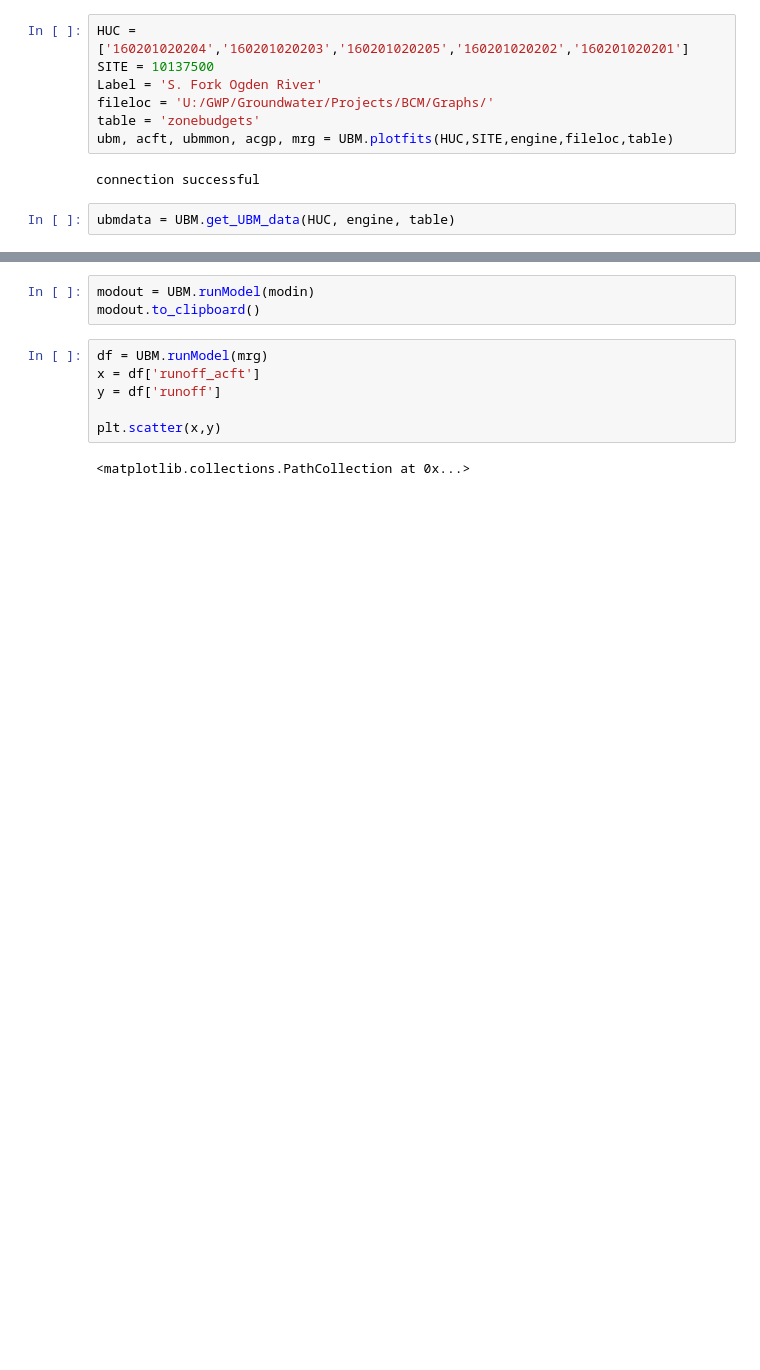
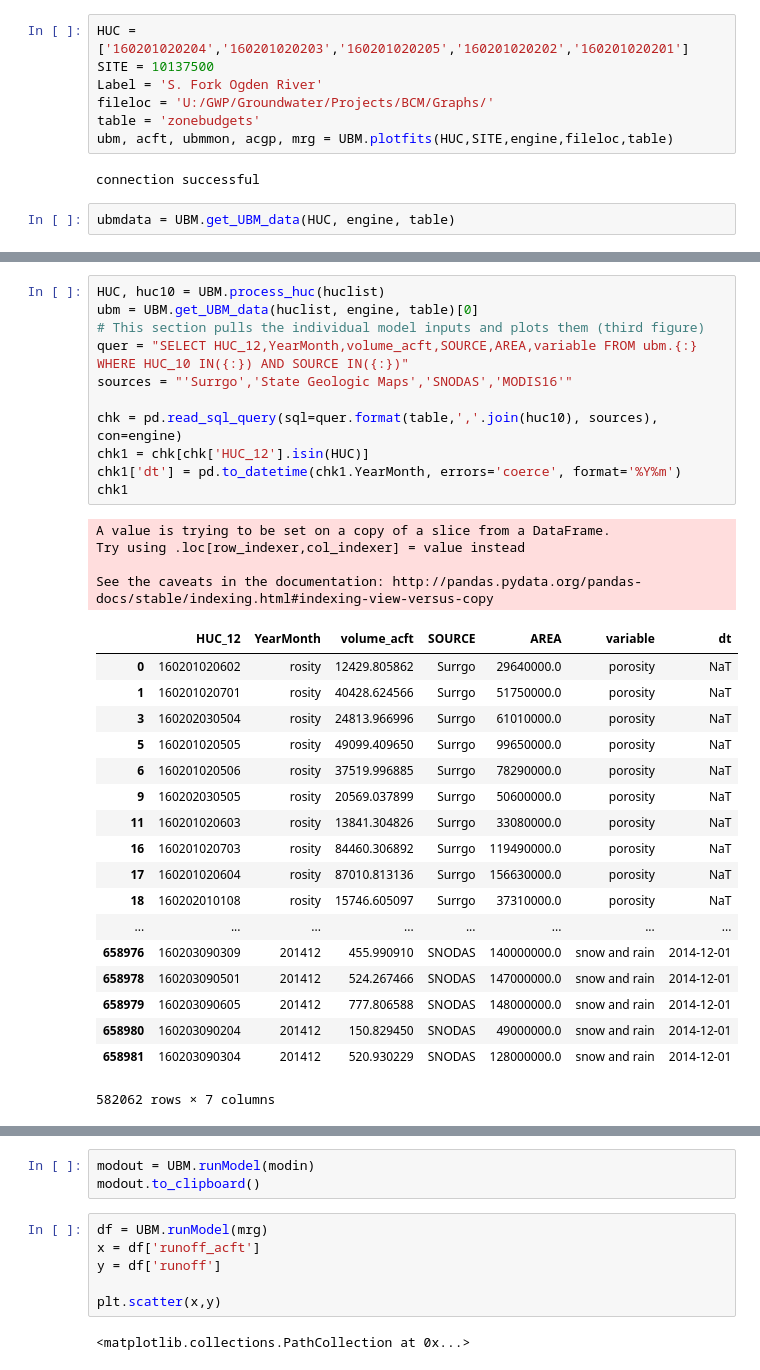
Before and after one commit to utah-geological-survey/UBM, a Jupyter notebook: ipython notebooks/Calibration.ipynb, the cells around one changed output, grey strips where cells are left out. Saved outputs shown, nothing was run; the diff lists cells and outputs as text; blank space fills up the shorter version.

```diff
--- a/ipython notebooks/Calibration.ipynb
+++ b/ipython notebooks/Calibration.ipynb
@@ -215,0 +345,34 @@ ubmdata = UBM.get_UBM_data(HUC, engine, table)
+# %%
+HUC, huc10 = UBM.process_huc(huclist)
+ubm = UBM.get_UBM_data(huclist, engine, table)[0]
+# This section pulls the individual model inputs and plots them (third figure)
+quer = "SELECT HUC_12,YearMonth,volume_acft,SOURCE,AREA,variable FROM ubm.{:} WHERE HUC_10 IN({:}) AND SOURCE IN({:})"
+sources = "'Surrgo','State Geologic Maps','SNODAS','MODIS16'"
+
+chk = pd.read_sql_query(sql=quer.format(table,','.join(huc10), sources), con=engine)
+chk1 = chk[chk['HUC_12'].isin(HUC)]
+chk1['dt'] = pd.to_datetime(chk1.YearMonth, errors='coerce', format='%Y%m')
+chk1
+# %% [output]
+A value is trying to be set on a copy of a slice from a DataFrame.
+Try using .loc[row_indexer,col_indexer] = value instead
+
+See the caveats in the documentation: http://pandas.pydata.org/pandas-docs/stable/indexing.html#indexing-view-versus-copy
+|  | HUC_12 | YearMonth | volume_acft | SOURCE | AREA | variable | dt |
+| 0 | 160201020602 | rosity | 12429.805862 | Surrgo | 29640000.0 | porosity | NaT |
+| 1 | 160201020701 | rosity | 40428.624566 | Surrgo | 51750000.0 | porosity | NaT |
+| 3 | 160202030504 | rosity | 24813.966996 | Surrgo | 61010000.0 | porosity | NaT |
+| 5 | 160201020505 | rosity | 49099.409650 | Surrgo | 99650000.0 | porosity | NaT |
+| 6 | 160201020506 | rosity | 37519.996885 | Surrgo | 78290000.0 | porosity | NaT |
+| 9 | 160202030505 | rosity | 20569.037899 | Surrgo | 50600000.0 | porosity | NaT |
+| 11 | 160201020603 | rosity | 13841.304826 | Surrgo | 33080000.0 | porosity | NaT |
+| 16 | 160201020703 | rosity | 84460.306892 | Surrgo | 119490000.0 | porosity | NaT |
+| 17 | 160201020604 | rosity | 87010.813136 | Surrgo | 156630000.0 | porosity | NaT |
+| 18 | 160202010108 | rosity | 15746.605097 | Surrgo | 37310000.0 | porosity | NaT |
+| ... | ... | ... | ... | ... | ... | ... | ... |
+| 658976 | 160203090309 | 201412 | 455.990910 | SNODAS | 140000000.0 | snow and rain | 2014-12-01 |
+| 658978 | 160203090501 | 201412 | 524.267466 | SNODAS | 147000000.0 | snow and rain | 2014-12-01 |
+| 658979 | 160203090605 | 201412 | 777.806588 | SNODAS | 148000000.0 | snow and rain | 2014-12-01 |
+| 658980 | 160203090204 | 201412 | 150.829450 | SNODAS | 49000000.0 | snow and rain | 2014-12-01 |
+| 658981 | 160203090304 | 201412 | 520.930229 | SNODAS | 128000000.0 | snow and rain | 2014-12-01 |
+582062 rows × 7 columns
```
Also changed, not shown: parts of 6 cells of this notebook, 2 other files.
